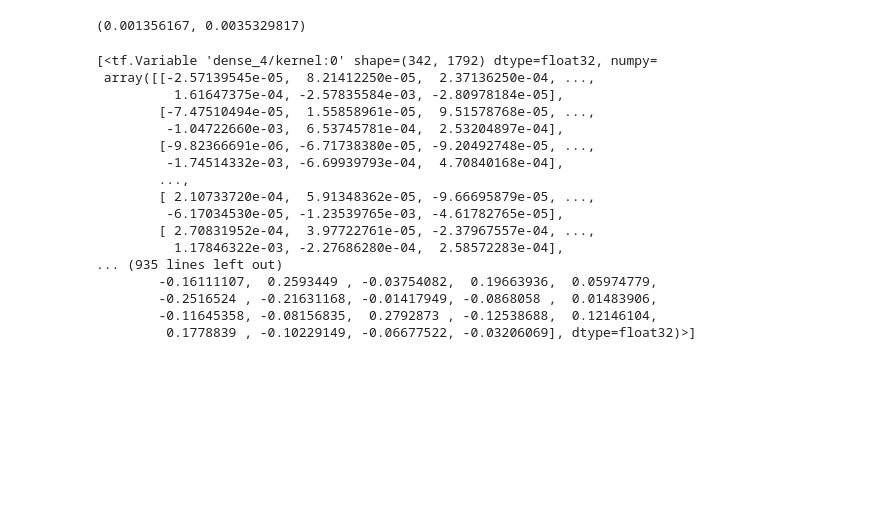
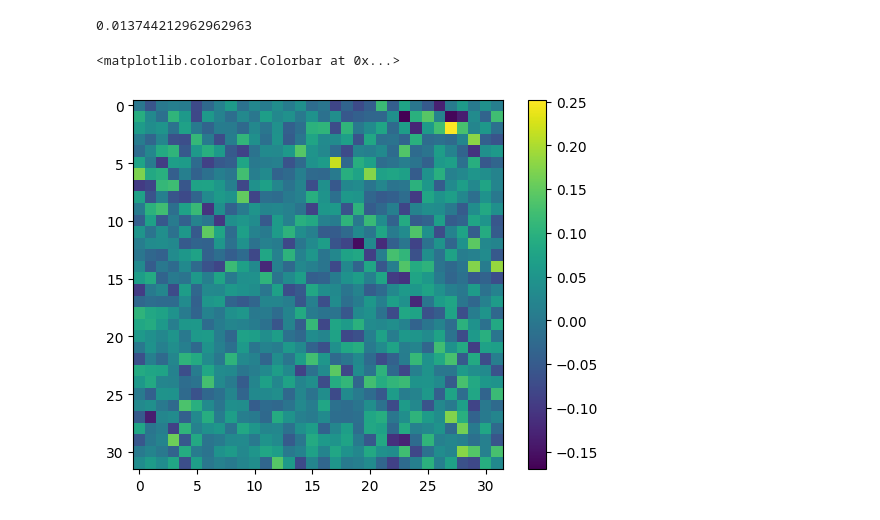
Before and after one commit to lversteegen-personal/Taskmaster, a Jupyter notebook: test1.ipynb, the cells around one changed output. Saved outputs shown, nothing was run; the diff lists cells and outputs as text; code cells hidden in the pictures; blank space fills up the shorter version.

```diff
--- a/test1.ipynb
+++ b/test1.ipynb
@@ -27,8 +27,7 @@ core_params = dotdict({
             "residual_bias_reg" : None,
             "relu_leak" : 0.05,
             "residual_units" : 512,
-            "learning_rate" : 0.001,
-            "residual_layers" : 2
+            "residual_layers" : 1
 })
 
 value_network_params = dotdict({
@@ -36,31 +35,31 @@ value_network_params = dotdict({
             "residual_bias_reg" : None,
             "relu_leak" : 0.05,
             "residual_units" : 512,
-            "learning_rate" : 0.001,
-            "post_core_residual_layers" : 2,
+            "residual_filters" : 32,
+            "learning_rate" : 3e-4,
+            "residual_layers" : 2,
             "reward_fork_layers": 1,
             "value_fork_layers": 1
 })
 
 state_network_params = dotdict({
-            "residual_weights_reg" : UnitRegularizer(5e-4,5e-4),
+            "residual_weights_reg" : UnitRegularizer(1e-3,1e-3),
             "residual_bias_reg" : None,
             "relu_leak" : 0.05,
             "residual_units" : 512,
-            "learning_rate" : 0.001,
-            "post_core_residual_layers" : 2
+            "learning_rate" : 3e-4,
+            "residual_layers" : 1
 })
 
 params = dotdict({
     "core_params":core_params,
     "value_network_params": value_network_params,
     "state_network_params": state_network_params,
-    "state_size":task.input_size,
-    "action_codes": task.n_actions
+    "task": task
 })
 
 my_student_network = student_network.create(params)
 #my_student_network = student_network.load("models/combined/trained/trained")
-student_template = student(task, 50,my_student_network,0.95)
+student_template = student(task, 30,my_student_network,0.95)
 t = teacher(setup, lambda n : 1+rng.poisson(lam=5,size=n))
 c = classroom(task, setup, t, student_template, n_students=1, max_steps=10, buffer_size = lambda n : np.minimum(4096,np.maximum(1024,n//2)))
@@ -95,13 +96,13 @@ KeyboardInterrupt:
 # %%
 n=8192
 rng = np.random.default_rng()
-states = np.arange(task.input_size)[None,:].repeat(n,axis=0)
+states = setup.initial_state.copy()[None,:].repeat(n,axis=0)
 
-for k in range(80):
+for k in range(50):
     print(f"Round {k}.")
     #c.run_training_batch(n_problems=100,epochs_per_episode=1)
 
-    for i in range(50):
+    for i in range(100):
         _, states = rubiks.task_action(states,rng.choice(a=task.n_actions,size=n))
 
     actions = rng.choice(a=task.n_actions,size=n)
@@ -123 +127,3 @@ TypeError: in user code:
+# %%
+my_student_network.state_network.optimizer.learning_rate = 1e-5
 # %%
@@ -154,29 +151,18 @@ same.sum()/same.size
 model=my_student_network.state_network
 w=model.layers[3].weights[0].numpy()
 v=w.copy()
-#np.count_nonzero(w<1e-2)/w.size
-v[np.abs(w)<0.05]=0
-np.abs(v).mean(), np.abs(w).mean()
+np.count_nonzero(np.abs(w)<0.001)/w.size
+#v[np.abs(w)<0.05]=0
+#np.abs(v**2).mean(), np.abs(w**2).mean()
 #print(w.max(axis=1))
+#print(np.count_nonzero(w))
 # %% [output]
-(0.001356167, 0.0035329817)
+0.013744212962962963
-# %%
-model.trainable_weights
-# %% [output]
-[<tf.Variable 'dense_4/kernel:0' shape=(342, 1792) dtype=float32, numpy=
- array([[-2.57139545e-05,  8.21412250e-05,  2.37136250e-04, ...,
-          1.61647375e-04, -2.57835584e-03, -2.80978184e-05],
-        [-7.47510494e-05,  1.55858961e-05,  9.51578768e-05, ...,
-         -1.04722660e-03,  6.53745781e-04,  2.53204897e-04],
-        [-9.82366691e-06, -6.71738380e-05, -9.20492748e-05, ...,
-         -1.74514332e-03, -6.69939793e-04,  4.70840168e-04],
-        ...,
-        [ 2.10733720e-04,  5.91348362e-05, -9.66695879e-05, ...,
-         -6.17034530e-05, -1.23539765e-03, -4.61782765e-05],
-        [ 2.70831952e-04,  3.97722761e-05, -2.37967557e-04, ...,
-          1.17846322e-03, -2.27686280e-04,  2.58572283e-04],
-... (935 lines left out)
-        -0.16111107,  0.2593449 , -0.03754082,  0.19663936,  0.05974779,
-        -0.2516524 , -0.21631168, -0.01417949, -0.0868058 ,  0.01483906,
-        -0.11645358, -0.08156835,  0.2792873 , -0.12538688,  0.12146104,
-         0.1778839 , -0.10229149, -0.06677522, -0.03206069], dtype=float32)>]
+# %%
+w=model.layers[3].weights[0].numpy()[0]
+import matplotlib.pyplot as plt
+im=plt.imshow(w[30].reshape(32,32))
+plt.colorbar(im)
+# %% [output]
+<matplotlib.colorbar.Colorbar at 0x...>
+[figure, added]
```
Also changed, not shown: parts of 6 cells of this notebook, 7 other files.
